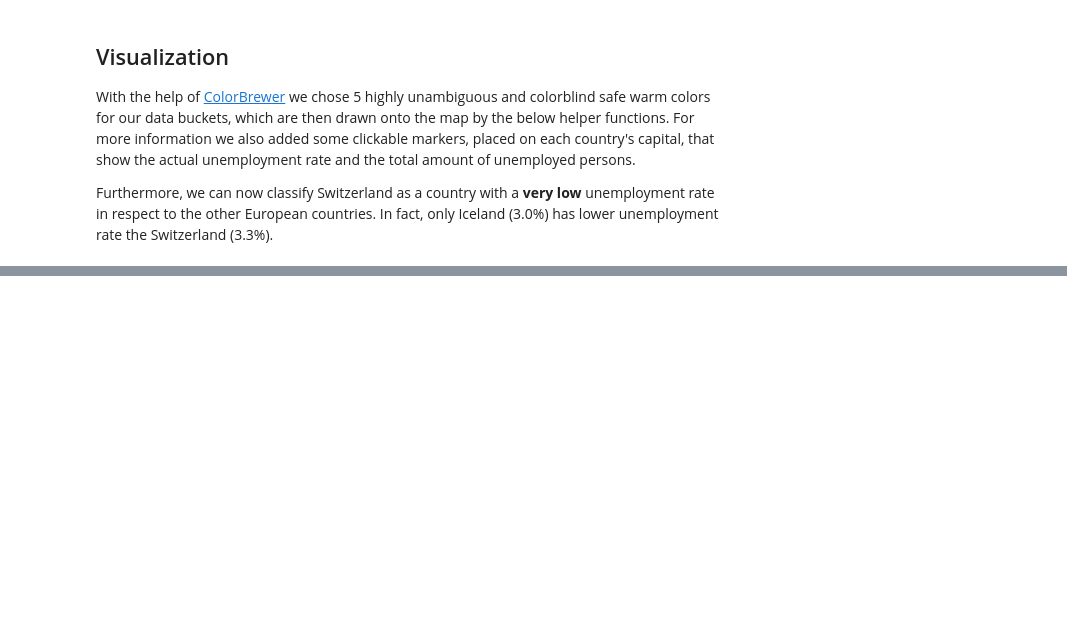
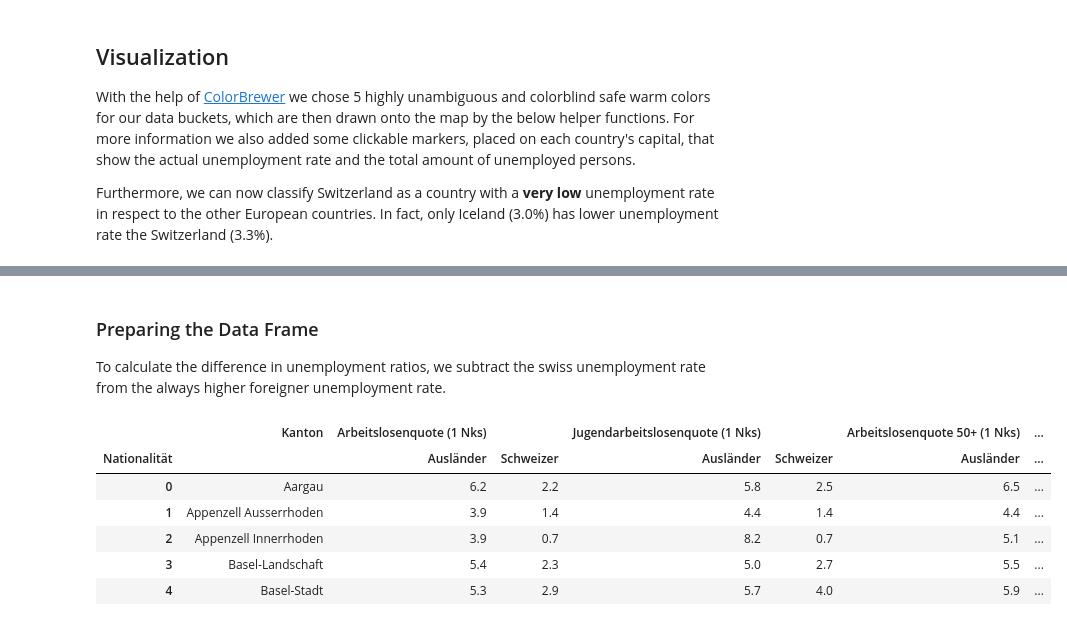
Before and after one commit to roman-bachmann/prayingmantissa, a Jupyter notebook: homework03/notebook.ipynb, the cells around one changed output, grey strips where cells are left out. Cells and saved outputs as stored; diff of their text form; code cells hidden in the pictures; blank space fills up the shorter version.

```diff
--- a/homework03/notebook.ipynb
+++ b/homework03/notebook.ipynb
@@ -149,0 +164,51 @@ europe
+# %%
+def rename_amstat_cantons_to_topojson(df):
+    """Some cantons don't have the same name in the topojson file and the amstat file.
+    Renames the cantons in place, such that they are compatible with the topojson names.
+    """
+    df.at[df.Kanton == 'Bern','Kanton'] = 'Bern/Berne'
+    df.at[df.Kanton == 'Freiburg','Kanton'] = 'Fribourg'
+    df.at[df.Kanton == 'Graubünden','Kanton'] = 'Graubünden/Grigioni'
+    df.at[df.Kanton == 'Tessin','Kanton'] = 'Ticino'
+    df.at[df.Kanton == 'Waadt','Kanton'] = 'Vaud'
+    df.at[df.Kanton == 'Wallis','Kanton'] = 'Valais/Wallis'
+    df.at[df.Kanton == 'Neuenburg','Kanton'] = 'Neuchâtel'
+    df.at[df.Kanton == 'Genf','Kanton'] = 'Genève'
+
+def interval_ch(val, max_val):
+    if val>=max_val:
+        return COLORS[-1]
+    else:
+        return COLORS[int(np.floor(val / max_val * (len(COLORS)-1)))]
+
+def pick_color_ch(topo, df, max_val, column, group=None):
+    canton = topo['properties']['name']
+    if df.Kanton.str.contains(canton, regex=False).any():
+        if group:
+            return interval_ch(float(df[df.Kanton == canton][column][group]), max_val)
+        else:
+            return interval_ch(float(df[df.Kanton == canton][column]), max_val)
+    else:
+        return '#555555'
+# %% [markdown]
+### Preparing the Data Frame
+
+To calculate the difference in unemployment ratios, we subtract the swiss unemployment rate from the always higher foreigner unemployment rate.
+# %%
+amstat_nat = pd.read_excel(DATA + 'amstat_nationality.xlsx', header=2)
+amstat_nat = amstat_nat[['Kanton', 'Nationalität', 'Arbeitslosenquote (1 Nks)', 'Jugendarbeitslosenquote (1 Nks)', 'Arbeitslosenquote 50+ (1 Nks)']]
+
+rename_amstat_cantons_to_topojson(amstat_nat)
+
+amstat_nat = amstat_nat.pivot(index='Kanton', columns='Nationalität')
+amstat_nat.reset_index(inplace=True)
+amstat_nat['foreigner_swiss_diff'] = amstat_nat['Arbeitslosenquote (1 Nks)']['Ausländer'] - amstat_nat['Arbeitslosenquote (1 Nks)']['Schweizer']
+amstat_nat.head()
+# %% [output]
+|  | Kanton | Arbeitslosenquote (1 Nks) |  | Jugendarbeitslosenquote (1 Nks) |  | Arbeitslosenquote 50+ (1 Nks) | ... |
+| Nationalität |  | Ausländer | Schweizer | Ausländer | Schweizer | Ausländer | ... |
+| 0 | Aargau | 6.2 | 2.2 | 5.8 | 2.5 | 6.5 | ... |
+| 1 | Appenzell Ausserrhoden | 3.9 | 1.4 | 4.4 | 1.4 | 4.4 | ... |
+| 2 | Appenzell Innerrhoden | 3.9 | 0.7 | 8.2 | 0.7 | 5.1 | ... |
+| 3 | Basel-Landschaft | 5.4 | 2.3 | 5.0 | 2.7 | 5.5 | ... |
+| 4 | Basel-Stadt | 5.3 | 2.9 | 5.7 | 4.0 | 5.9 | ... |
```
Also changed, not shown: parts of 9 cells of this notebook, 1 other file.
